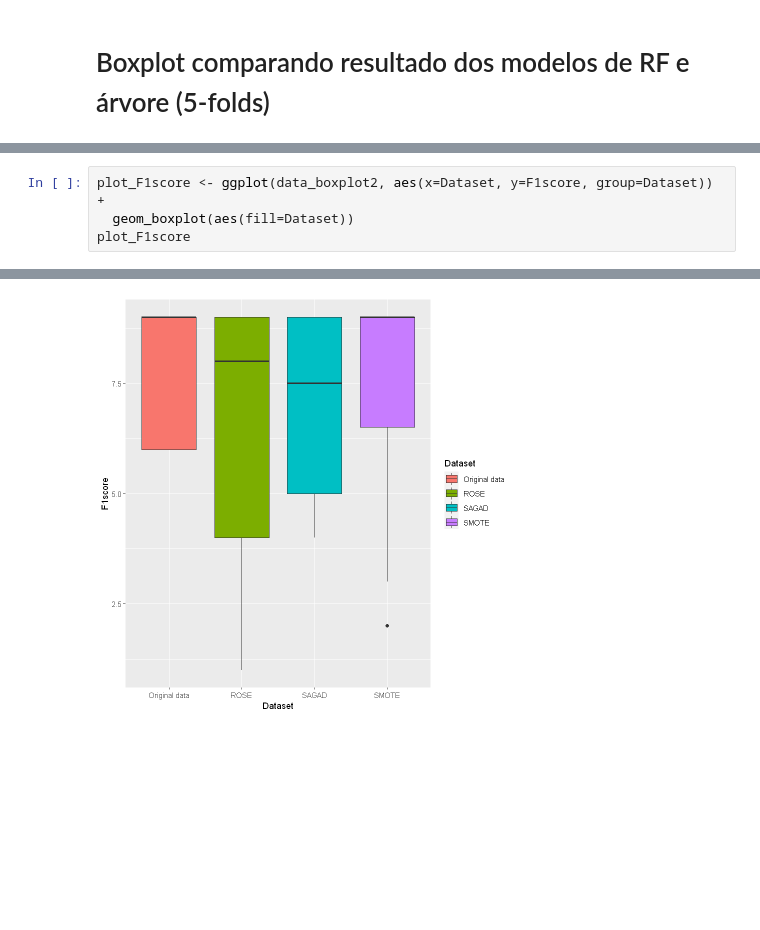
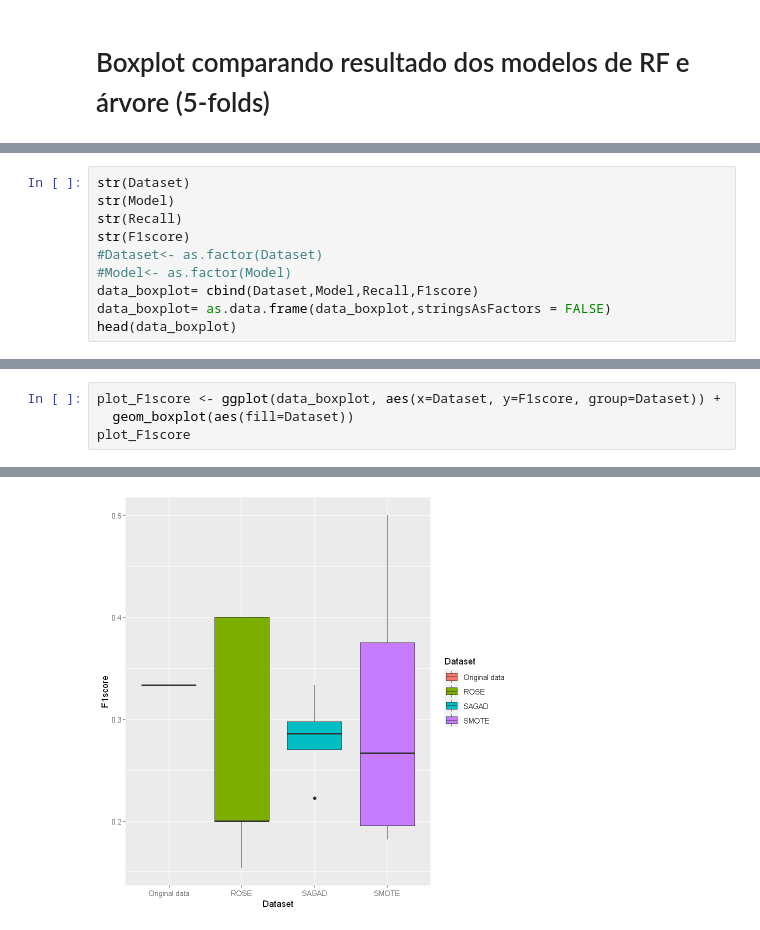
Before and after one commit to RenanBaltar/Analise-artigo-idosos, a Jupyter notebook: analise-artigo.ipynb, the cells around one changed output, grey strips where cells are left out. Saved outputs shown, nothing was run; the diff lists cells and outputs as text; blank space fills up the shorter version.

```diff
--- a/analise-artigo.ipynb
+++ b/analise-artigo.ipynb
@@ -2945,0 +2929,10 @@ A data.frame: 6 × 4
+# %%
+str(Dataset)
+str(Model)
+str(Recall)
+str(F1score)
+#Dataset<- as.factor(Dataset)
+#Model<- as.factor(Model)
+data_boxplot= cbind(Dataset,Model,Recall,F1score)
+data_boxplot= as.data.frame(data_boxplot,stringsAsFactors = FALSE)
+head(data_boxplot)
@@ -2956,5 +2980,5 @@ plot_recall + facet_grid(. ~ Model)
 # %%
-plot_F1score <- ggplot(data_boxplot2, aes(x=Dataset, y=F1score, group=Dataset)) +
+plot_F1score <- ggplot(data_boxplot, aes(x=Dataset, y=F1score, group=Dataset)) +
   geom_boxplot(aes(fill=Dataset))
 plot_F1score
 # %% [output]
@@ -2961,4 +2987,4 @@ plot_F1score
-[figure, old version]
+[figure, new version]
 # %%
 plot_F1score + facet_grid(. ~ Model)
 # %% [output]
```
Also changed, not shown: parts of 26 cells of this notebook.
